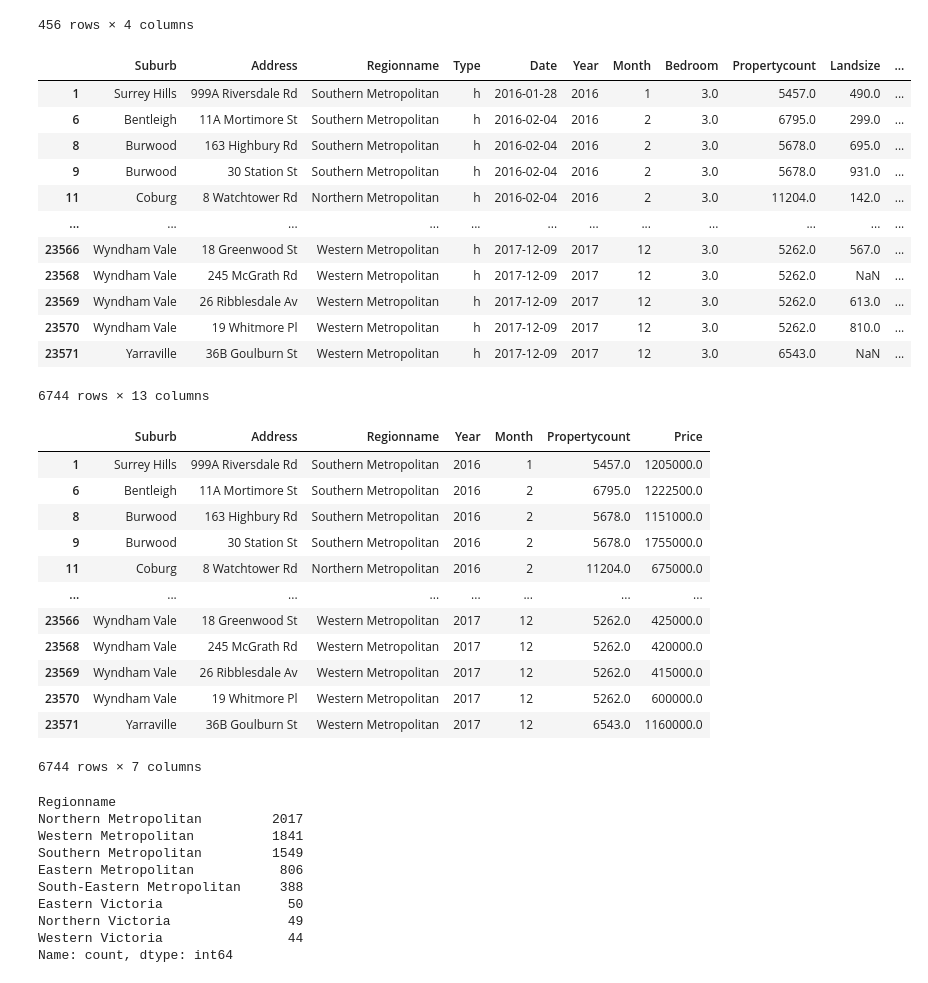
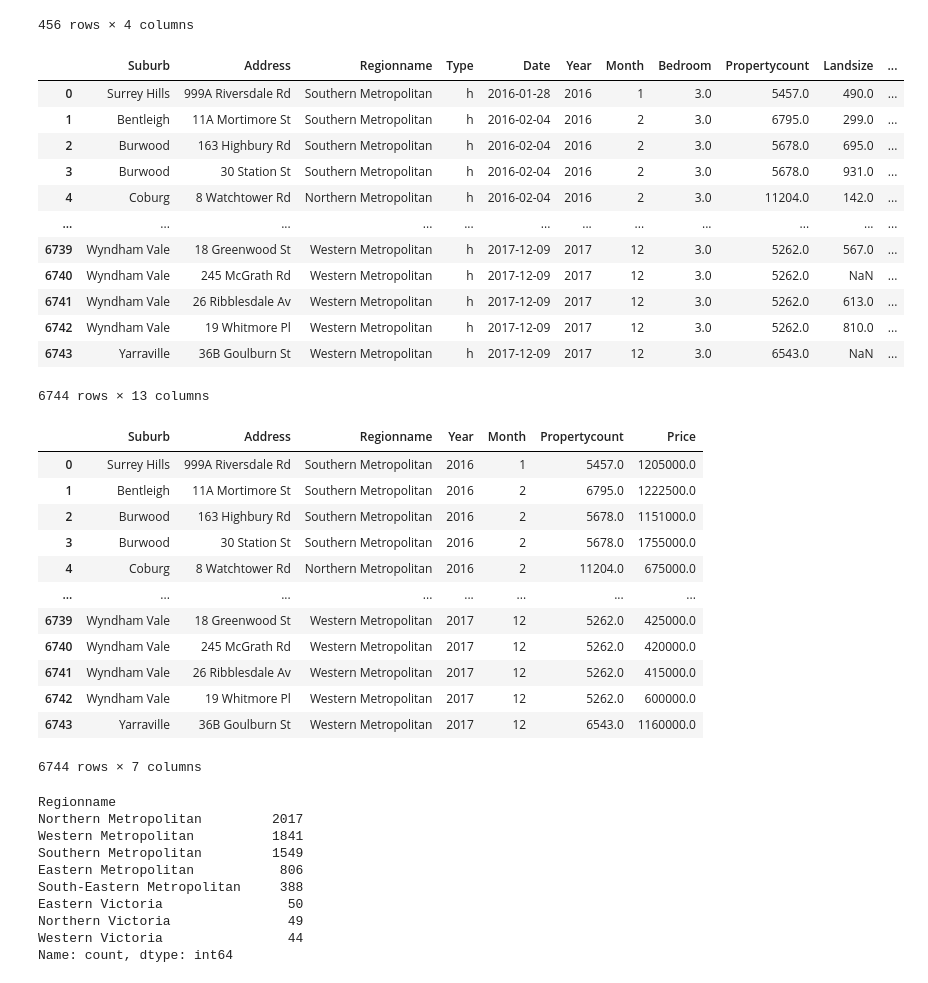
Before and after one commit to Anton0Lee/Project1_grp5, a Jupyter notebook: project1 main codes.ipynb, the cells around one changed output. Drawn from its saved outputs; the diff is of its cells as text; code cells hidden in the pictures.

```diff
--- a/project1 main codes.ipynb
+++ b/project1 main codes.ipynb
@@ -123,23 +123,23 @@ housing_data_dup.sort_values(['Suburb','Address']).reset_index(drop=True)
 # %%
 #dropna in bedroom
 housing_data_df4 = housing_data_df3.dropna(how='any', subset='Bedroom')
 #Looking at houses with 3 bedrooms only
-housing_data_df4 = housing_data_df4.loc[(housing_data_df4['Type']=='h')&(housing_data_df4['Bedroom']==3.0),:]
+housing_data_df4 = housing_data_df4.loc[(housing_data_df4['Type']=='h')&(housing_data_df4['Bedroom']==3.0),:].reset_index(drop=True)
 housing_data_df4
 #housing_data_df4 = looking at 3 bedrooms houses only
 # %% [output]
 |  | Suburb | Address | Regionname | Type | Date | Year | Month | Bedroom | Propertycount | Landsize | ... |
-| 1 | Surrey Hills | 999A Riversdale Rd | Southern Metropolitan | h | 2016-01-28 | 2016 | 1 | 3.0 | 5457.0 | 490.0 | ... |
-| 6 | Bentleigh | 11A Mortimore St | Southern Metropolitan | h | 2016-02-04 | 2016 | 2 | 3.0 | 6795.0 | 299.0 | ... |
-| 8 | Burwood | 163 Highbury Rd | Southern Metropolitan | h | 2016-02-04 | 2016 | 2 | 3.0 | 5678.0 | 695.0 | ... |
-| 9 | Burwood | 30 Station St | Southern Metropolitan | h | 2016-02-04 | 2016 | 2 | 3.0 | 5678.0 | 931.0 | ... |
-| 11 | Coburg | 8 Watchtower Rd | Northern Metropolitan | h | 2016-02-04 | 2016 | 2 | 3.0 | 11204.0 | 142.0 | ... |
+| 0 | Surrey Hills | 999A Riversdale Rd | Southern Metropolitan | h | 2016-01-28 | 2016 | 1 | 3.0 | 5457.0 | 490.0 | ... |
+| 1 | Bentleigh | 11A Mortimore St | Southern Metropolitan | h | 2016-02-04 | 2016 | 2 | 3.0 | 6795.0 | 299.0 | ... |
+| 2 | Burwood | 163 Highbury Rd | Southern Metropolitan | h | 2016-02-04 | 2016 | 2 | 3.0 | 5678.0 | 695.0 | ... |
+| 3 | Burwood | 30 Station St | Southern Metropolitan | h | 2016-02-04 | 2016 | 2 | 3.0 | 5678.0 | 931.0 | ... |
+| 4 | Coburg | 8 Watchtower Rd | Northern Metropolitan | h | 2016-02-04 | 2016 | 2 | 3.0 | 11204.0 | 142.0 | ... |
 | ... | ... | ... | ... | ... | ... | ... | ... | ... | ... | ... | ... |
-| 23566 | Wyndham Vale | 18 Greenwood St | Western Metropolitan | h | 2017-12-09 | 2017 | 12 | 3.0 | 5262.0 | 567.0 | ... |
-| 23568 | Wyndham Vale | 245 McGrath Rd | Western Metropolitan | h | 2017-12-09 | 2017 | 12 | 3.0 | 5262.0 | NaN | ... |
-| 23569 | Wyndham Vale | 26 Ribblesdale Av | Western Metropolitan | h | 2017-12-09 | 2017 | 12 | 3.0 | 5262.0 | 613.0 | ... |
-| 23570 | Wyndham Vale | 19 Whitmore Pl | Western Metropolitan | h | 2017-12-09 | 2017 | 12 | 3.0 | 5262.0 | 810.0 | ... |
-| 23571 | Yarraville | 36B Goulburn St | Western Metropolitan | h | 2017-12-09 | 2017 | 12 | 3.0 | 6543.0 | NaN | ... |
+| 6739 | Wyndham Vale | 18 Greenwood St | Western Metropolitan | h | 2017-12-09 | 2017 | 12 | 3.0 | 5262.0 | 567.0 | ... |
+| 6740 | Wyndham Vale | 245 McGrath Rd | Western Metropolitan | h | 2017-12-09 | 2017 | 12 | 3.0 | 5262.0 | NaN | ... |
+| 6741 | Wyndham Vale | 26 Ribblesdale Av | Western Metropolitan | h | 2017-12-09 | 2017 | 12 | 3.0 | 5262.0 | 613.0 | ... |
+| 6742 | Wyndham Vale | 19 Whitmore Pl | Western Metropolitan | h | 2017-12-09 | 2017 | 12 | 3.0 | 5262.0 | 810.0 | ... |
+| 6743 | Yarraville | 36B Goulburn St | Western Metropolitan | h | 2017-12-09 | 2017 | 12 | 3.0 | 6543.0 | NaN | ... |
 6744 rows × 13 columns
 # %%
 #rduced columns to use for comparing interest rate
@@ -148,17 +148,17 @@ housing_data_df5
 # housing_data_df4 = data use for vs interest rate
 # %% [output]
 |  | Suburb | Address | Regionname | Year | Month | Propertycount | Price |
-| 1 | Surrey Hills | 999A Riversdale Rd | Southern Metropolitan | 2016 | 1 | 5457.0 | 1205000.0 |
-| 6 | Bentleigh | 11A Mortimore St | Southern Metropolitan | 2016 | 2 | 6795.0 | 1222500.0 |
-| 8 | Burwood | 163 Highbury Rd | Southern Metropolitan | 2016 | 2 | 5678.0 | 1151000.0 |
-| 9 | Burwood | 30 Station St | Southern Metropolitan | 2016 | 2 | 5678.0 | 1755000.0 |
-| 11 | Coburg | 8 Watchtower Rd | Northern Metropolitan | 2016 | 2 | 11204.0 | 675000.0 |
+| 0 | Surrey Hills | 999A Riversdale Rd | Southern Metropolitan | 2016 | 1 | 5457.0 | 1205000.0 |
+| 1 | Bentleigh | 11A Mortimore St | Southern Metropolitan | 2016 | 2 | 6795.0 | 1222500.0 |
+| 2 | Burwood | 163 Highbury Rd | Southern Metropolitan | 2016 | 2 | 5678.0 | 1151000.0 |
+| 3 | Burwood | 30 Station St | Southern Metropolitan | 2016 | 2 | 5678.0 | 1755000.0 |
+| 4 | Coburg | 8 Watchtower Rd | Northern Metropolitan | 2016 | 2 | 11204.0 | 675000.0 |
 | ... | ... | ... | ... | ... | ... | ... | ... |
-| 23566 | Wyndham Vale | 18 Greenwood St | Western Metropolitan | 2017 | 12 | 5262.0 | 425000.0 |
-| 23568 | Wyndham Vale | 245 McGrath Rd | Western Metropolitan | 2017 | 12 | 5262.0 | 420000.0 |
-| 23569 | Wyndham Vale | 26 Ribblesdale Av | Western Metropolitan | 2017 | 12 | 5262.0 | 415000.0 |
-| 23570 | Wyndham Vale | 19 Whitmore Pl | Western Metropolitan | 2017 | 12 | 5262.0 | 600000.0 |
-| 23571 | Yarraville | 36B Goulburn St | Western Metropolitan | 2017 | 12 | 6543.0 | 1160000.0 |
+| 6739 | Wyndham Vale | 18 Greenwood St | Western Metropolitan | 2017 | 12 | 5262.0 | 425000.0 |
+| 6740 | Wyndham Vale | 245 McGrath Rd | Western Metropolitan | 2017 | 12 | 5262.0 | 420000.0 |
+| 6741 | Wyndham Vale | 26 Ribblesdale Av | Western Metropolitan | 2017 | 12 | 5262.0 | 415000.0 |
+| 6742 | Wyndham Vale | 19 Whitmore Pl | Western Metropolitan | 2017 | 12 | 5262.0 | 600000.0 |
+| 6743 | Yarraville | 36B Goulburn St | Western Metropolitan | 2017 | 12 | 6543.0 | 1160000.0 |
 6744 rows × 7 columns
 # %%
 housing_data_df5['Regionname'].value_counts()
```
Also changed, not shown: parts of 4 cells of this notebook, 1 other file.
